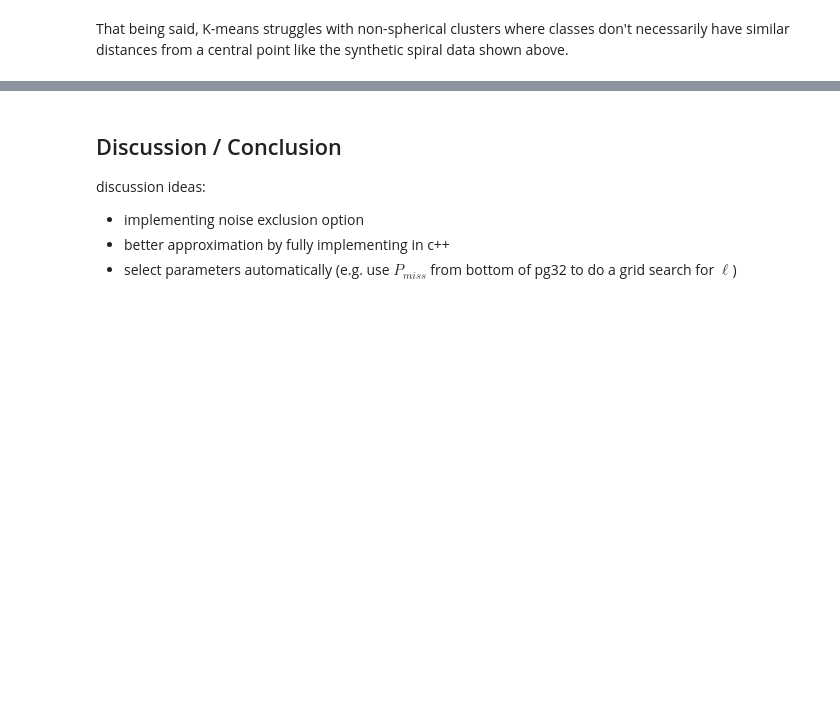
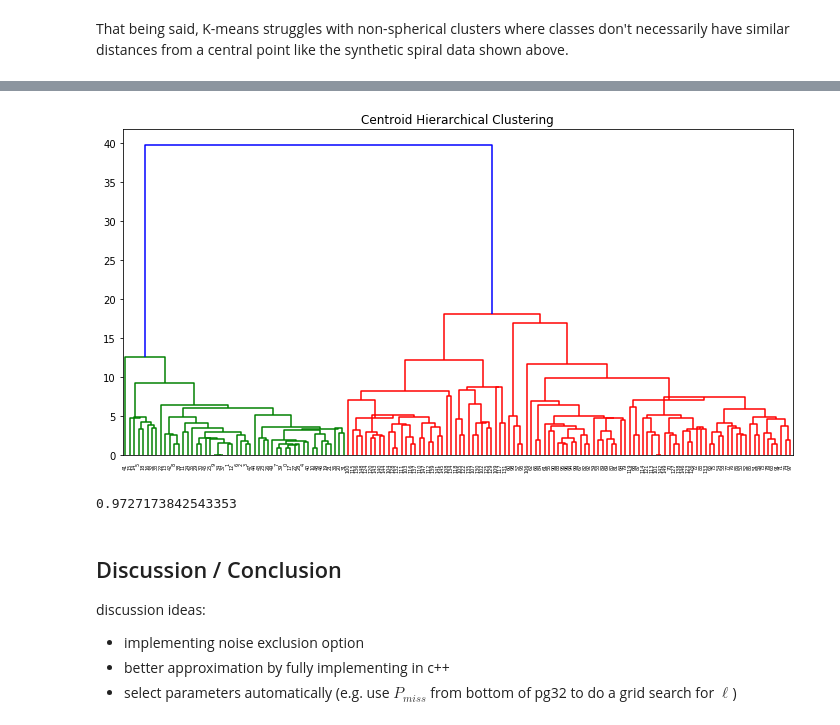
Before and after one commit to lisalebovici/LSHLinkClustering, a Jupyter notebook: report/FinalReport.ipynb, the cells around one changed output, grey strips where cells are left out. Saved outputs shown, nothing was run; the diff lists cells and outputs as text; code cells hidden in the pictures; blank space fills up the shorter version.

Commit message:
centroids

```diff
--- a/report/FinalReport.ipynb
+++ b/report/FinalReport.ipynb
@@ -484,3 +490,18 @@ That being said, K-means struggles with non-spherical clusters where classes don
+# %%
+Z1 = linkage(iris, method="centroid")
+dendrogram(z)
+plt.gcf().set_size_inches(12, 6)
+plt.title('Centroid Hierarchical Clustering')
+plt.show();
+# %% [output]
+[figure, added]
+# %%
+clusters2, Z2 = lsh.LSHLink(iris, A = 1.4, l = 10, k = 100, dendrogram = True, seed1 = 12, seed2 = 6)
+C1 = cophenet(Z1)
+C2 = cophenet(Z2)
+print(np.corrcoef(C1, C2)[0,1])
+# %% [output]
+0.9727173842543353
 # %% [markdown]
 ## Discussion / Conclusion
 
```
Also changed, not shown: parts of 1 cell of this notebook, 1 other file.
